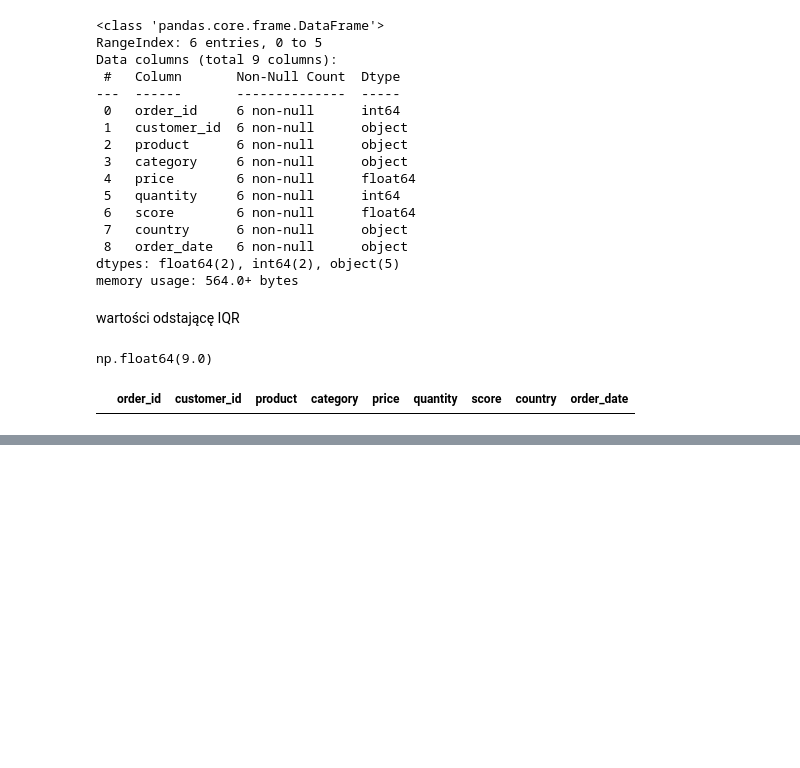
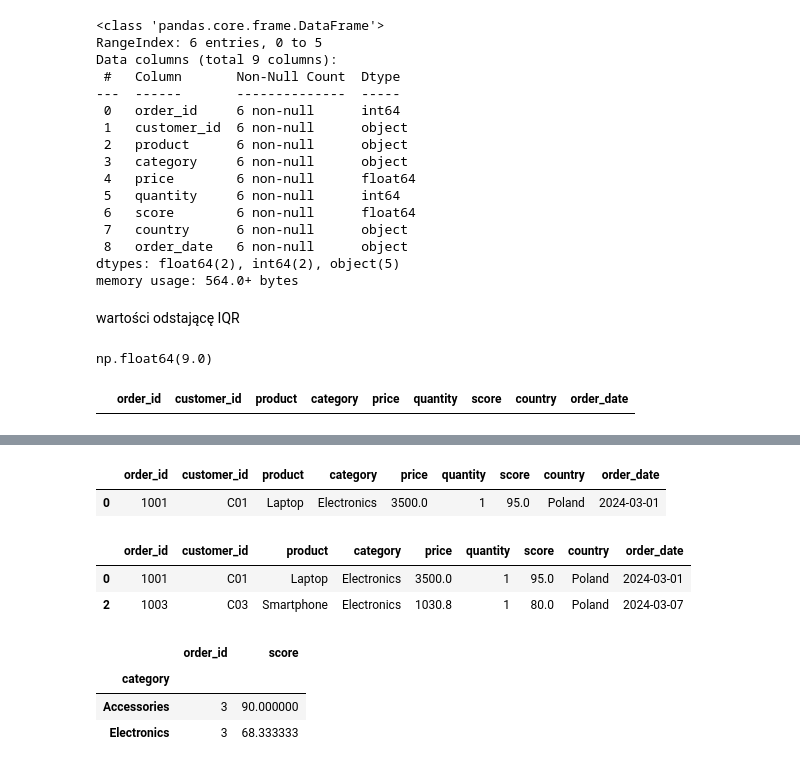
Before and after one commit to rajkonkret/PythonDataScienceAnalizaDanych-16-07-2025, a Jupyter notebook: day2/cwiczenie4.ipynb, the cells around one changed output, grey strips where cells are left out. Drawn from its saved outputs; the diff is of its cells as text; code cells hidden in the pictures; blank space fills up the shorter version.

```diff
--- a/day2/cwiczenie4.ipynb
+++ b/day2/cwiczenie4.ipynb
@@ -138,3 +138,7 @@ outliers = df[df['score'] > Q3 + 1.5 * IQR]
 outliers
 # %% [output]
 |  | order_id | customer_id | product | category | price | quantity | score | country | order_date |
+# %%
+median_score = df['score'].median()
+df.loc[df['score'] > Q3 + 1.5 * IQR, 'score'] = median_score
+df
@@ -140,0 +176,18 @@ outliers
+# %%
+df[(df['country'] == 'Poland') & (df['score'] > 85)]
+# %% [output]
+|  | order_id | customer_id | product | category | price | quantity | score | country | order_date |
+| 0 | 1001 | C01 | Laptop | Electronics | 3500.0 | 1 | 95.0 | Poland | 2024-03-01 |
+# %%
+df.query("category == 'Electronics' and price > 1000")
+# %% [output]
+|  | order_id | customer_id | product | category | price | quantity | score | country | order_date |
+| 0 | 1001 | C01 | Laptop | Electronics | 3500.0 | 1 | 95.0 | Poland | 2024-03-01 |
+| 2 | 1003 | C03 | Smartphone | Electronics | 1030.8 | 1 | 80.0 | Poland | 2024-03-07 |
+# %%
+df.groupby('category').agg({"order_id": "count", 'score': 'mean'})
+# %% [output]
+|  | order_id | score |
+| category |  |  |
+| Accessories | 3 | 90.000000 |
+| Electronics | 3 | 68.333333 |
```
Also changed, not shown: parts of 7 cells of this notebook.
